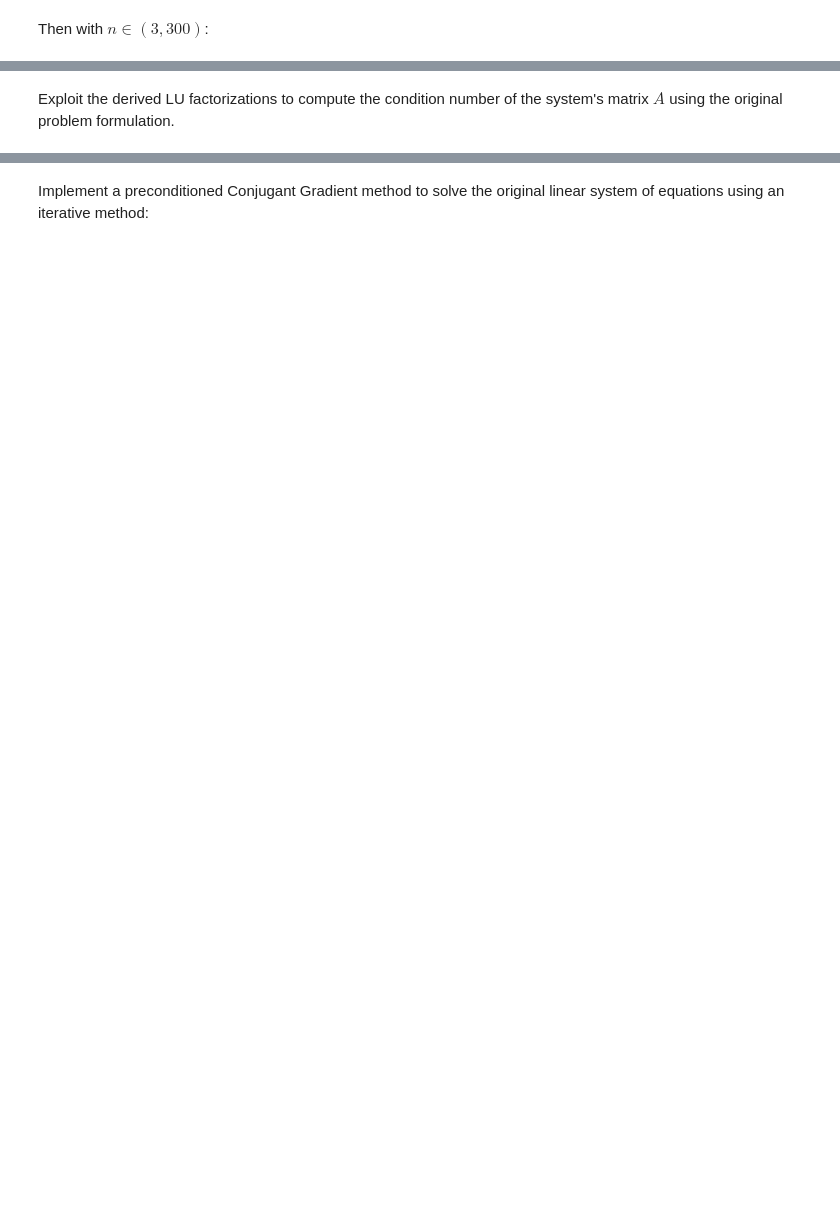
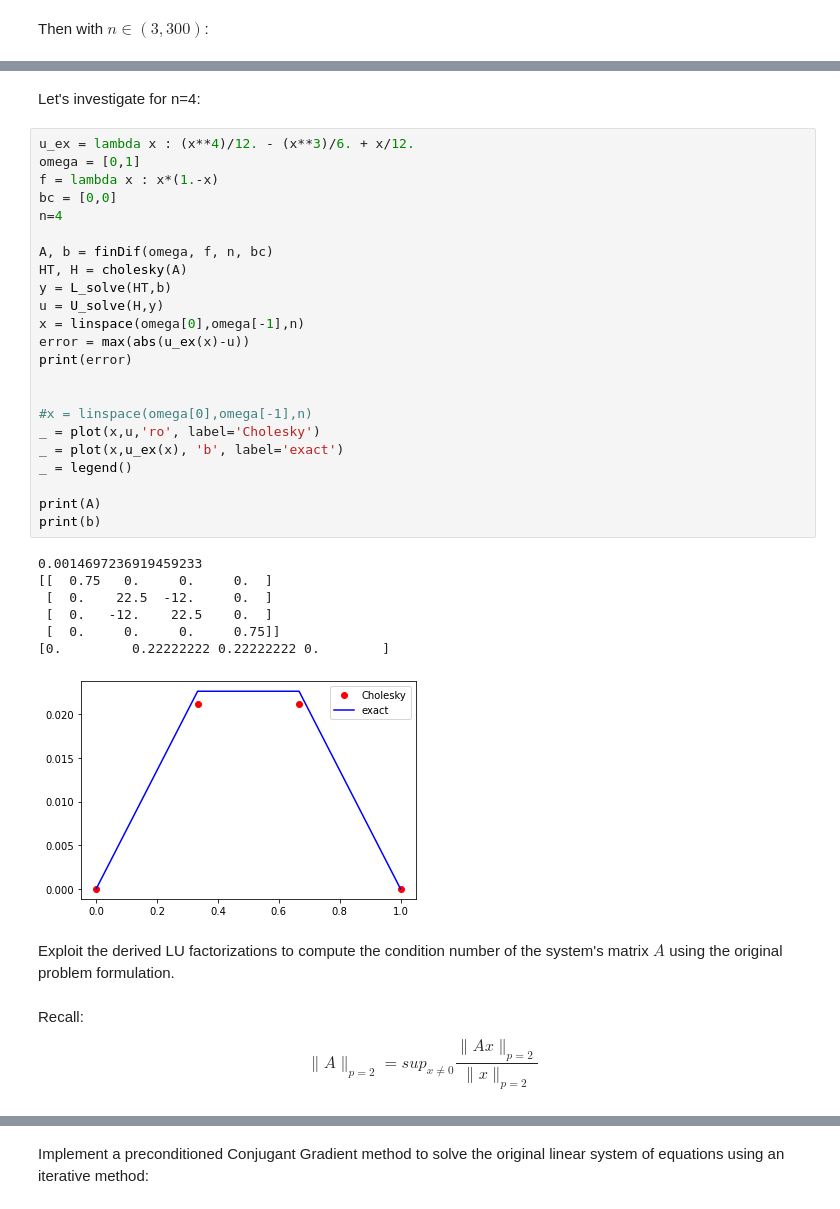
Before and after one commit to valinsogna/numerical-analysis-2021-2022, a Jupyter notebook: notebooks/project.ipynb, the cells around one changed output, grey strips where cells are left out. Cells and saved outputs as stored; diff of their text form; blank space fills up the shorter version.

```diff
--- a/notebooks/project.ipynb
+++ b/notebooks/project.ipynb
@@ -230,3 +274,41 @@ _ = legend()
+# %% [markdown]
+Let's investigate for n=4:
+# %%
+u_ex = lambda x : (x**4)/12. - (x**3)/6. + x/12.
+omega = [0,1]
+f = lambda x : x*(1.-x)
+bc = [0,0]
+n=4
+
+A, b = finDif(omega, f, n, bc)
+HT, H = cholesky(A)
+y = L_solve(HT,b)
+u = U_solve(H,y)
+x = linspace(omega[0],omega[-1],n)
+error = max(abs(u_ex(x)-u))
+print(error)
+
+
+#x = linspace(omega[0],omega[-1],n)
+_ = plot(x,u,'ro', label='Cholesky')
+_ = plot(x,u_ex(x), 'b', label='exact')
+_ = legend()
+
+print(A)
+print(b)
+# %% [output]
+0.0014697236919459233
+[[  0.75   0.     0.     0.  ]
+ [  0.    22.5  -12.     0.  ]
+ [  0.   -12.    22.5    0.  ]
+ [  0.     0.     0.     0.75]]
+[0.         0.22222222 0.22222222 0.        ]
+[figure, added]
 # %% [markdown]
 Exploit the derived LU factorizations to compute the condition number of the system's matrix $A$ using the original problem formulation.
+# %% [markdown]
+Recall:
+$$
+\| A \|_{p=2} = sup_{x \ne 0} \frac{ \| Ax \|_{p=2}}{\| x \|_{p=2}}
+$$
 # %%
```
Also changed, not shown: parts of 11 cells of this notebook, 2 other files.
